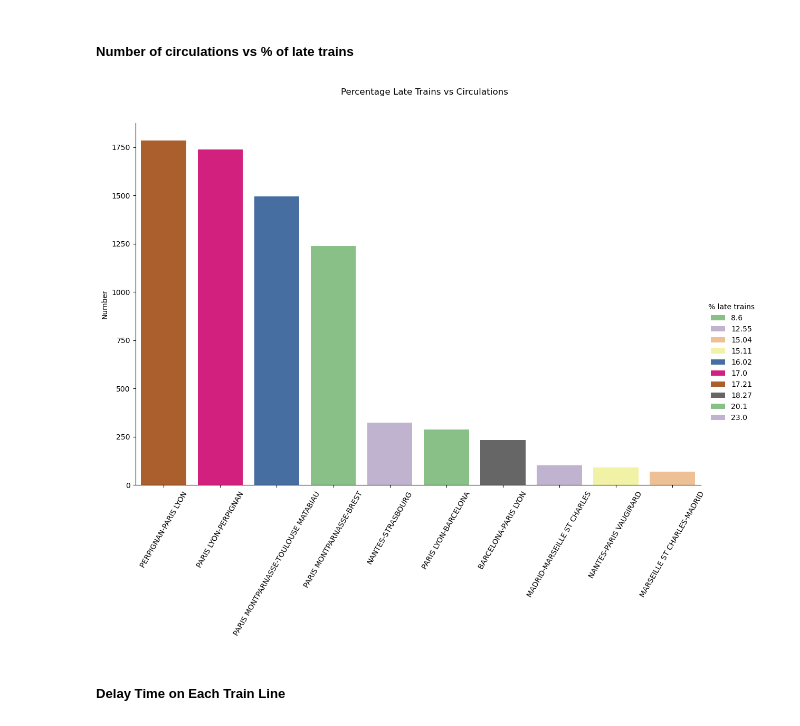
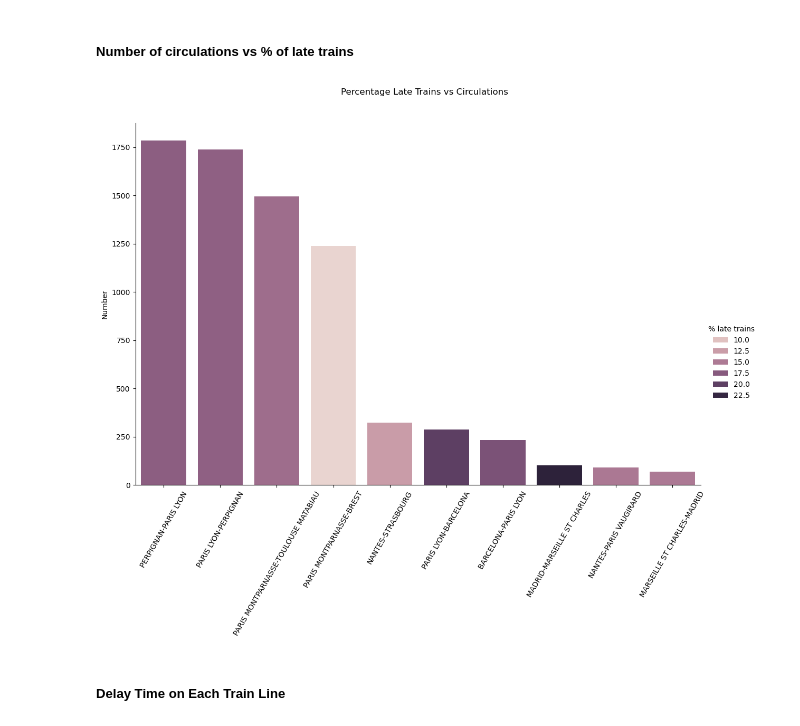
Before and after one commit to CrisMagdziak/Train_Traffic_Python, a Jupyter notebook: Trains_Project_v1.1.ipynb, the cells around one changed output. Cells and saved outputs as stored; diff of their text form; code cells hidden in the pictures.

```diff
--- a/Trains_Project_v1.1.ipynb
+++ b/Trains_Project_v1.1.ipynb
@@ -912,14 +912,14 @@ dp_data = no_del_trains.merge(mean_circ_perc, on = 'Train Line', suffixes= ['_pe
 dp_data.rename(columns={'mean_value': '% late trains'}, inplace=True)
 dp_data['% late trains'] = dp_data['% late trains'].round(2)
 # %%
-dps = sns.catplot(data= dp_data, x = 'Train Line', y = 'Number', kind = 'bar', height= 8.27, aspect= 11.7/8.27, hue = '% late trains', palette='Accent')
+dps = sns.catplot(data= dp_data, x = 'Train Line', y = 'Number', kind = 'bar', height= 8.27, aspect= 11.7/8.27, hue = '% late trains')
 dps.figure.subplots_adjust(top= 0.9)
 dps.figure.suptitle('Percentage Late Trains vs Circulations')
 dps.set_xlabels('')
 plt.xticks(rotation = 60)
 pass
 # %% [output]
-[figure, old version]
+[figure, new version]
 # %% [markdown]
 ##### Delay Time on Each Train Line
 # %%
```
Also changed, not shown: parts of 1 cell of this notebook.
